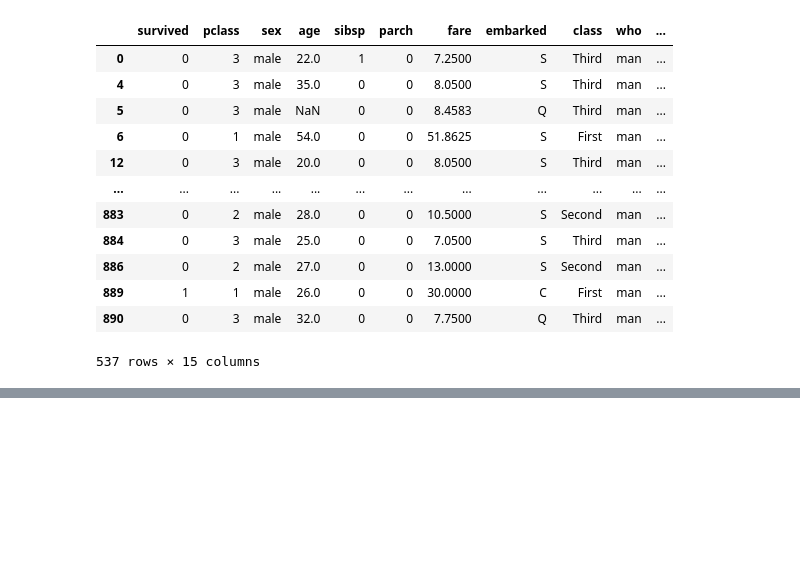
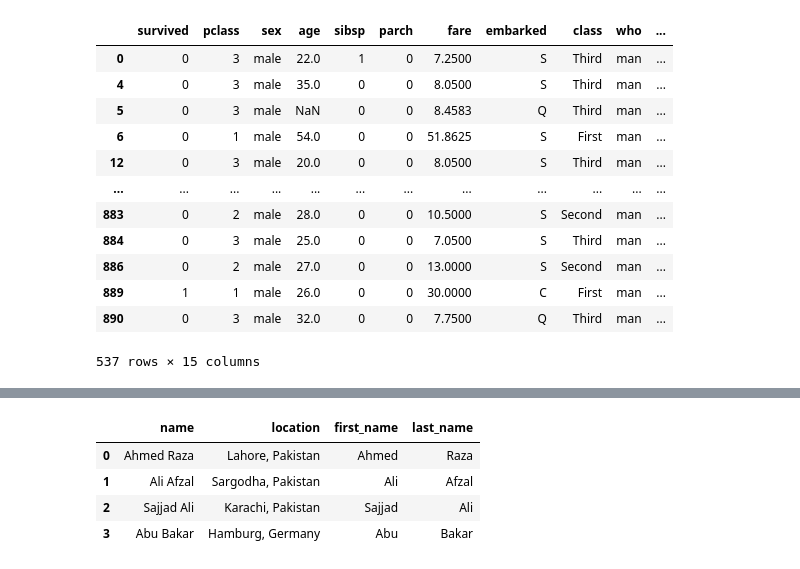
Before and after one commit to gak92/pkc2023, a Jupyter notebook: day_08/01_pandas_tips_and_tricks.ipynb, the cells around one changed output, grey strips where cells are left out. Drawn from its saved outputs; the diff is of its cells as text; code cells hidden in the pictures; blank space fills up the shorter version.

Commit message:
Day8 - splitting string column into new columns

```diff
--- a/day_08/01_pandas_tips_and_tricks.ipynb
+++ b/day_08/01_pandas_tips_and_tricks.ipynb
@@ -714,0 +717,9 @@ df[df.who.isin(counts.nlargest(1).index)]
+# %%
+import pandas as pd
+
+df = pd.DataFrame({
+  'name' : ['Ahmed Raza', 'Ali Afzal', 'Sajjad Ali', 'Abu Bakar'],
+  'location' : ['Lahore, Pakistan', 'Sargodha, Pakistan', 'Karachi, Pakistan', 'Hamburg, Germany']
+})
+
+df
@@ -714,0 +741,10 @@ df[df.who.isin(counts.nlargest(1).index)]
+# %%
+# create new columns from splitting
+df[['first_name', 'last_name']] = df.name.str.split(' ', expand=True)
+df
+# %% [output]
+|  | name | location | first_name | last_name |
+| 0 | Ahmed Raza | Lahore, Pakistan | Ahmed | Raza |
+| 1 | Ali Afzal | Sargodha, Pakistan | Ali | Afzal |
+| 2 | Sajjad Ali | Karachi, Pakistan | Sajjad | Ali |
+| 3 | Abu Bakar | Hamburg, Germany | Abu | Bakar |
```
Also changed, not shown: parts of 4 cells of this notebook.
